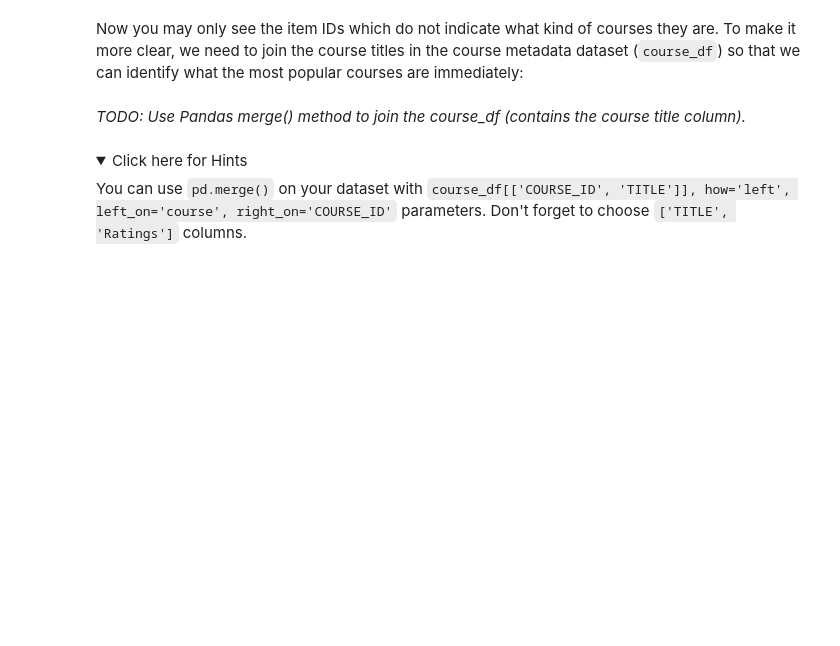
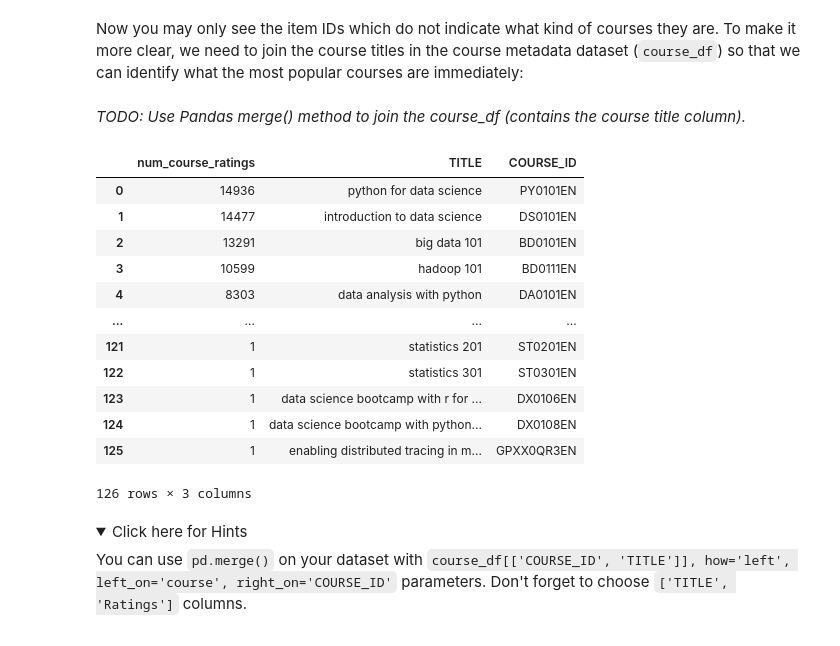
Before and after one commit to sslaquerre07/IBM_Machine_Learning, a Jupyter notebook: course6/module1/lab_jupyter_eda.ipynb, the cells around one changed output. Drawn from its saved outputs; the diff is of its cells as text; code cells hidden in the pictures; folded sections open; blank space fills up the shorter version.

```diff
--- a/course6/module1/lab_jupyter_eda.ipynb
+++ b/course6/module1/lab_jupyter_eda.ipynb
@@ -340,3 +406,6 @@ Now we know how many items each user rated. Let's see the most popular 20 course
 _TODO: Use Pandas groupby() and size() methods on the item column to aggregate the rating count for each item, then use the sort_values() method to sort the course enrollment count, and use the slice method to get the top 20 courses. You may also implement this task with different solutions_
 # %%
 # WRITE YOUR CODE HERE
+num_course_ratings = ratings_df.groupby('item').size().sort_values(ascending=False)
+num_course_ratings.name = 'num_course_ratings'
+num_course_ratings
@@ -351,6 +434,22 @@ Now you may only see the item IDs which do not indicate what kind of courses the
 _TODO: Use Pandas merge() method to join the course_df (contains the course title column)._
 # %%
 # WRITE YOUR CODE HERE
+num_course_ratings = pd.merge(num_course_ratings, course_df[['TITLE', 'COURSE_ID']], how='left', left_on='item', right_on='COURSE_ID')
+num_course_ratings
+# %% [output]
+|  | num_course_ratings | TITLE | COURSE_ID |
+| 0 | 14936 | python for data science | PY0101EN |
+| 1 | 14477 | introduction to data science | DS0101EN |
+| 2 | 13291 | big data 101 | BD0101EN |
+| 3 | 10599 | hadoop 101 | BD0111EN |
+| 4 | 8303 | data analysis with python | DA0101EN |
+| ... | ... | ... | ... |
+| 121 | 1 | statistics 201 | ST0201EN |
+| 122 | 1 | statistics 301 | ST0301EN |
+| 123 | 1 | data science bootcamp with r for ... | DX0106EN |
+| 124 | 1 | data science bootcamp with python... | DX0108EN |
+| 125 | 1 | enabling distributed tracing in m... | GPXX0QR3EN |
+126 rows × 3 columns
 # %% [markdown]
 <details>
     <summary>Click here for Hints</summary>
```
Also changed, not shown: parts of 11 cells of this notebook, 1 other file.
